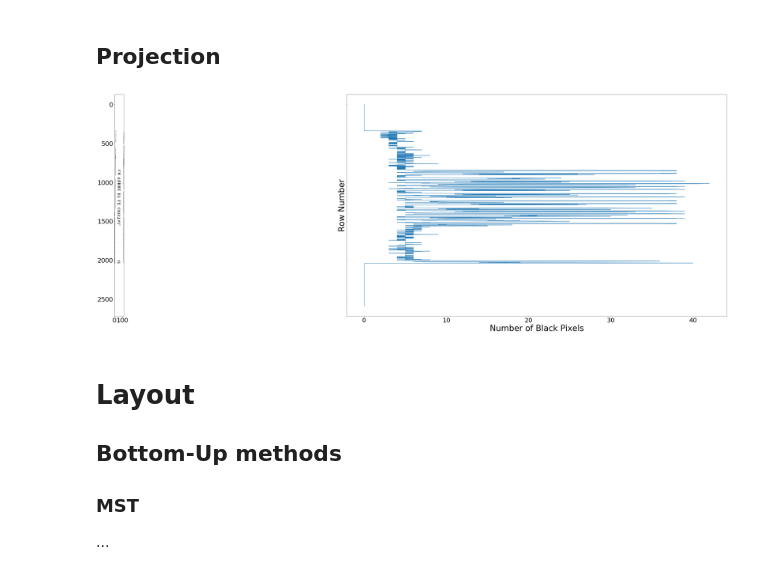
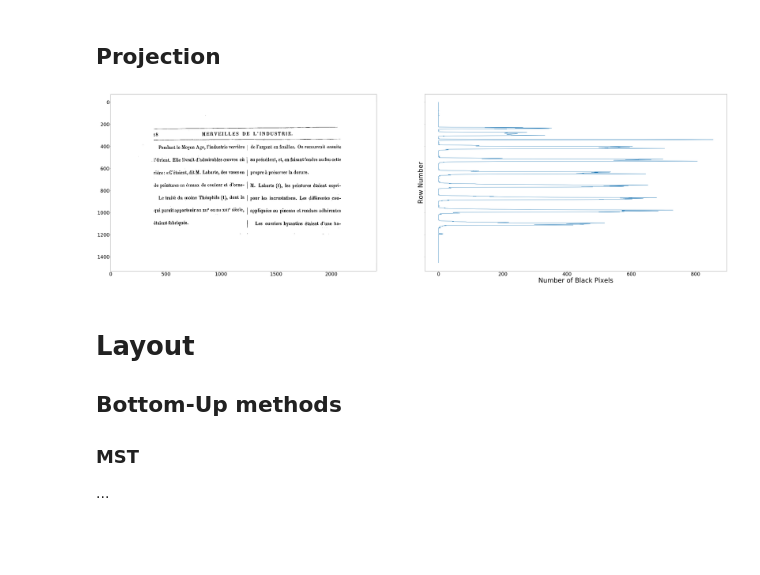
Before and after one commit to loredeluca/Document-Recognition, a Jupyter notebook: Progetto DDM.ipynb, the cells around one changed output. Drawn from its saved outputs; the diff is of its cells as text; code cells hidden in the pictures; blank space fills up the shorter version.

```diff
--- a/Progetto DDM.ipynb
+++ b/Progetto DDM.ipynb
@@ -445,13 +671,13 @@ trovo le CC, faccio il quadratino, trovo il centroide del quadratino, calcolo la
 img_name='row.tif'
 img = cv2.imread(img_name, 0)
 img_bin = cv2.threshold(img,0,255,cv2.THRESH_BINARY+cv2.THRESH_OTSU)[1]
-img2=img_bin.copy()
+img2=img.copy()
 
 pix_dist=pixelDistance(img_bin)
 valueRlsa=valueRLSA(pix_dist)
 
 #non funziona molto bene, è necessario aggiungere 2 al value trovato -- ho capito perchè RISOLVERE!!
-img_rlsa = rlsa(img_bin.copy(), value=valueRlsa)
+img_rlsa = rlsa(img2.copy(), value=6)#valueRlsa)
 
 contours,_  = cv2.findContours(np.uint8(np.logical_not(img_rlsa)),cv2.RETR_EXTERNAL,cv2.CHAIN_APPROX_SIMPLE)
 
@@ -462,7 +688,7 @@ for contour in contours:
 
 titles = ['Original Image', 'image CC after adaptiveRLSA']
 images = [img, img2]
-#cv2.imwrite('uffa.tif',cv2.cvtColor(img2, cv2.COLOR_RGB2BGR))
+cv2.imwrite('uffa.tif',cv2.cvtColor(img2, cv2.COLOR_RGB2BGR))
 
 for i in range(2):
     plt.figure(figsize=(50,50))
@@ -558,32 +784,32 @@ best_angle: 14.72823303292863
 # %%
 import cv2
 import numpy as np
 from matplotlib import pyplot as plt
 from random import *
 
-img_name='abc.tif'#'Rotated Image.tif'
+img_name='Rotated Image.tif'
 img = cv2.imread(img_name, 0)
 img_bin = cv2.threshold(img,0,255,cv2.THRESH_BINARY+cv2.THRESH_OTSU)[1]
-img_bin=img_bin.T
+#img_bin=img_bin.T
 
 #Counting black pixels per row (axis=0: col, axis=1:row)
 counts = np.sum(img_bin==0, axis=1)
 row_number = [i for i in range(img_bin.shape[0])]
 #counts = smooth(counts,20) #ammorbidisce il grafico dei pixel
 
 f, (ax1,ax2)= plt.subplots(1, 2, sharey=True, figsize=(70, 20))#(70,40)
 ax1.imshow(img_bin,'gray')#, plt.yticks([])
 ax1.tick_params(axis='both', which='major', labelsize=30)
 ax2.plot(counts,row_number,label='fit')
 ax2.tick_params(axis='both', which='major', labelsize=30)
 plt.xlabel('Number of Black Pixels',fontsize=40)
 plt.ylabel('Row Number',fontsize=40)
 plt.subplots_adjust( wspace = 0.1)#-0.1
 plt.savefig('Projection.png')#, dpi=1800)
 
 plt.show()
 # %% [output]
-[figure, old version]
+[figure, new version]
 # %% [markdown]
 # Layout
 ## Bottom-Up methods
```
Also changed, not shown: parts of 38 cells of this notebook.
